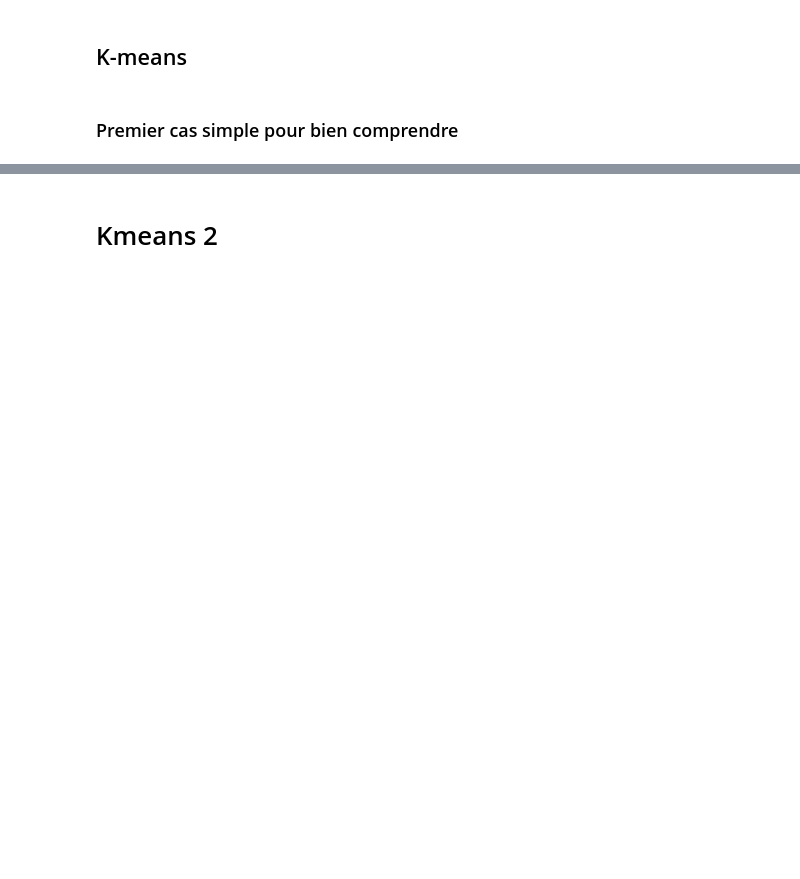
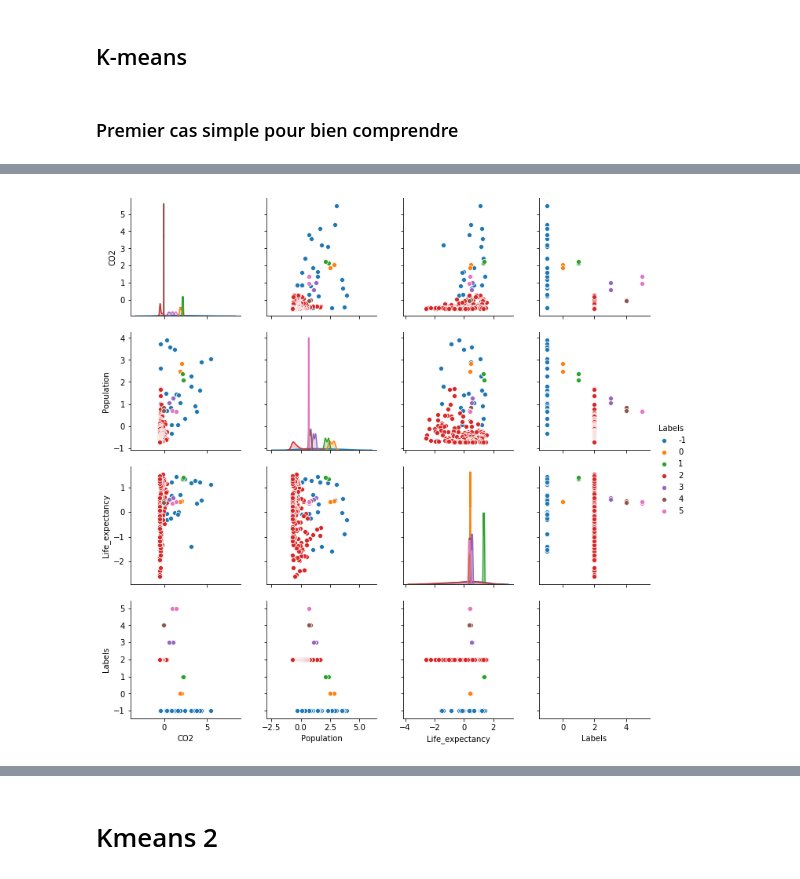
Before and after one commit to LisaNicvert/IA_project, a Jupyter notebook: Project_IA_Clustering.ipynb, the cells around one changed output, grey strips where cells are left out. Saved outputs shown, nothing was run; the diff lists cells and outputs as text; code cells hidden in the pictures; blank space fills up the shorter version.

```diff
--- a/Project_IA_Clustering.ipynb
+++ b/Project_IA_Clustering.ipynb
@@ -148,14 +158,2 @@ filtered_df.tail()
 # %% [markdown]
 ### Premier cas simple pour bien comprendre
-# %%
-DF_kmeans1 = filtered_df[['CO2'  , 'Population' , 'Life_expectancy']]
-#DF_kmeans1.values = preprocessing.normalize(DF_kmeans1)
-sns.boxplot(data=DF_kmeans1, orient="v", palette="Set2")
-DF_kmeans1 =  ( DF_kmeans1 - DF_kmeans1.mean() )/ DF_kmeans1.std()
-
-
-dfScatterPlot = sns.pairplot(data=DF_kmeans1)
-
-DF_kmeans1 = DF_kmeans1.sort_values(by =['CO2'] , ascending = False)[3: ][ : ] # Remove Outliers
-dfScatterPlot = sns.pairplot(data=DF_kmeans1)
-# Bi plot
@@ -165,0 +162,3 @@ dfScatterPlot = sns.pairplot(data=DF_kmeans1)
+# %%
+outliers_det = DBSCAN(min_samples=2,eps=.5).fit(DF_kmeans1)
+outliers_det.labels_
@@ -165,0 +177,7 @@ dfScatterPlot = sns.pairplot(data=DF_kmeans1)
+# %%
+DF_kmeans1['Labels']=outliers_det.labels_
+sns.pairplot(data=DF_kmeans1,hue='Labels')
+plt.show()
+# Les -1 permettent de repérer les outliers
+# %% [output]
+[figure, added]
```
Also changed, not shown: parts of 44 cells of this notebook, 2 other files.
